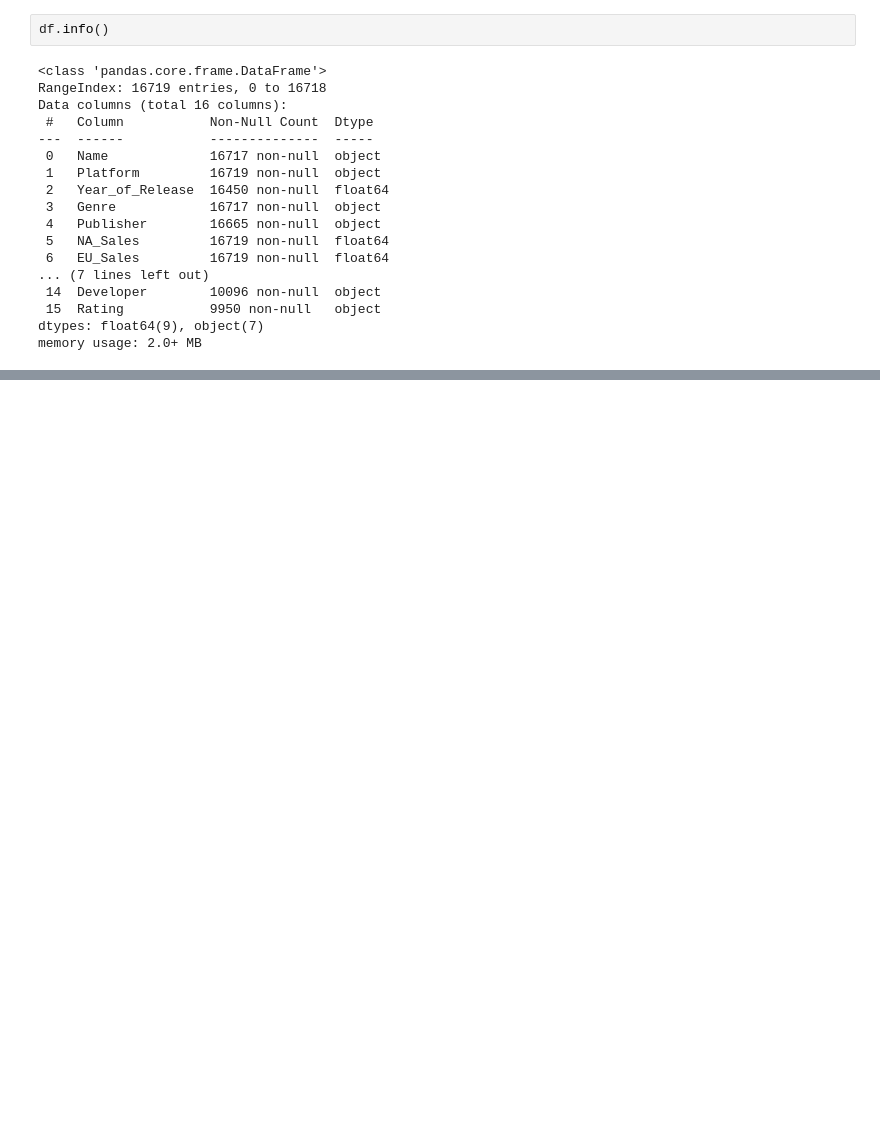
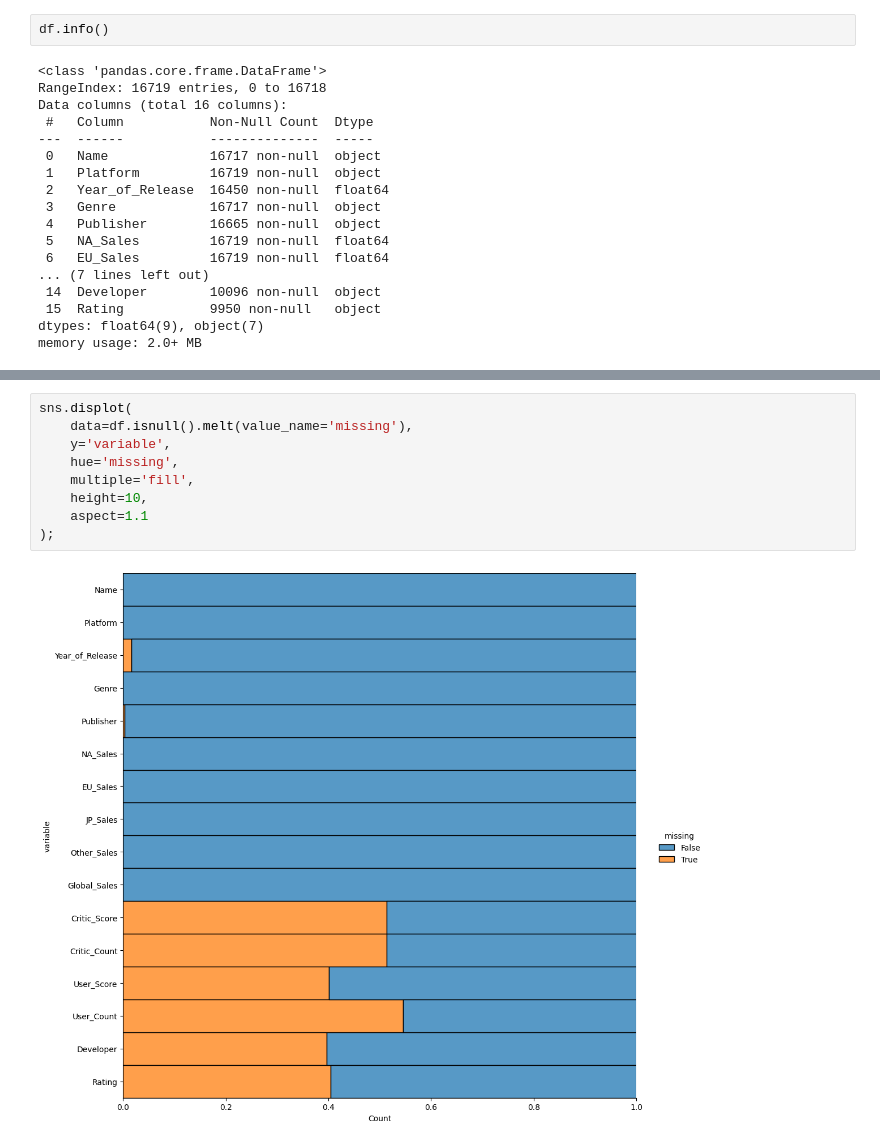
Before and after one commit to SamuelhBueno/DataVisualization, a Jupyter notebook: CA1.ipynb, the cells around one changed output, grey strips where cells are left out. Drawn from its saved outputs; the diff is of its cells as text; blank space fills up the shorter version.

Commit message:
Visualization of The missing Values

```diff
--- a/CA1.ipynb
+++ b/CA1.ipynb
@@ -44,0 +110,11 @@ df.isnull()
+# %%
+sns.displot(
+    data=df.isnull().melt(value_name='missing'),
+    y='variable',
+    hue='missing',
+    multiple='fill',
+    height=10,
+    aspect=1.1
+);
+# %% [output]
+[figure, added]
```
Also changed, not shown: parts of 7 cells of this notebook.
